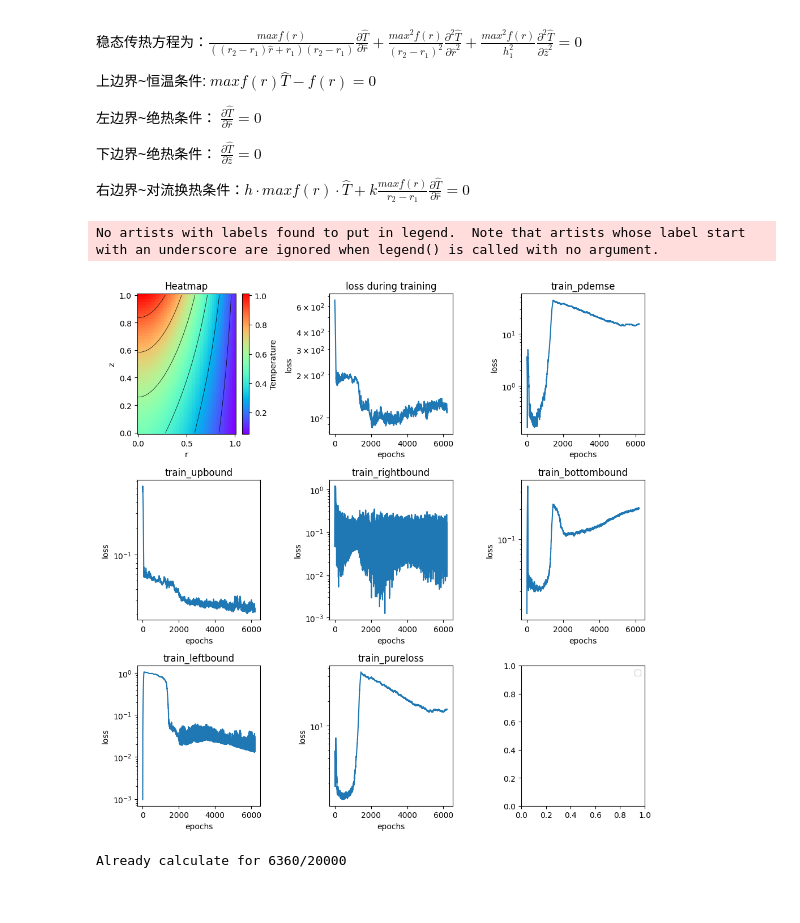
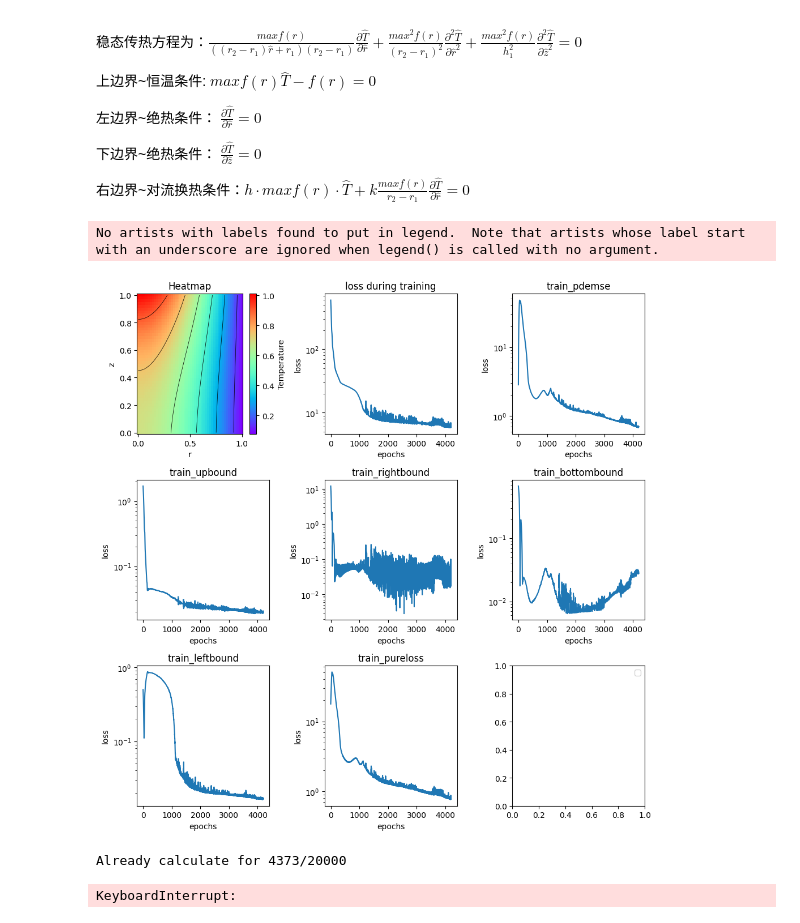
Before and after one commit to Yaoshengtai/PINN-Thermosolid-F-R, a Jupyter notebook: heat_forward.ipynb, the cells around one changed output. Drawn from its saved outputs; the diff is of its cells as text; code cells hidden in the pictures.

```diff
--- a/heat_forward.ipynb
+++ b/heat_forward.ipynb
@@ -65,7 +65,7 @@ if use_gpu:
 
 右边界~对流换热条件：$h·maxf(r)·\widehat{T}+k\frac{maxf(r)}{r_2-r_1}\frac{\partial \widehat{T}}{\partial \widehat{r}}=0$
 # %%
-size_train=64
+size_train=256
 def heat_transfer(u , xx, yy):
     return diff(u, xx, order=2) + diff(u, yy, order=2)
 
@@ -156,12 +156,23 @@ fcnn = FCNN(
     n_input_units=2,
     n_output_units=1,
     hidden_units=(64,64),
-    actv=nn.Softplus
+    #actv=nn.Softplus
     #actv=nn.ReLU
+    actv=nn.Tanh
 )
+
 fcnn=fcnn.to(device)
+
+renn=Resnet(
+    n_input_units=2,
+    n_output_units=1,
+    hidden_units=(64,64),
+    actv=nn.Tanh
+)
+
 fcnn_approximator = SingleNetworkApproximator2DSpatial(
-    single_network=fcnn,
+    #single_network=fcnn,
+    single_network=renn,
     pde=heat_transfer_norm,
     boundary_conditions=[
         adiabatic_left,
@@ -177,26 +188,27 @@ valid_gen_spatial = generator_2dspatial_rectangle(size=(20, 20), x_min=0.0, x_ma
 # %%
 %matplotlib inline
 heat_transfer_2d_solution, _ = _solve_2dspatial(
     train_generator_spatial=train_gen_spatial,
     valid_generator_spatial=valid_gen_spatial,
     approximator=fcnn_approximator,
     optimizer=adam,
-    batch_size=1024,
+    batch_size=256*256,
     max_epochs=20000,
     shuffle=True,
     metrics=metrics,
     monitor=Monitor2DSpatial(
         check_on_x=torch.linspace(0.0, 1.0, 50),
         check_on_y=torch.linspace(0.0, 1.0, 50),
         check_every=200,
         device=device
     ),
     device=device
 )
 # %% [output]
 No artists with labels found to put in legend.  Note that artists whose label start with an underscore are ignored when legend() is called with no argument.
-[figure, old version]
+[figure, new version]
-Already calculate for 6360/20000
+Already calculate for 4373/20000
+KeyboardInterrupt:
 # %%
 solution_xx=torch.linspace(0.0, 1.0, 50)
 solution_yy=torch.linspace(0.0, 1.0, 50)
```
Also changed, not shown: parts of 4 cells of this notebook.
